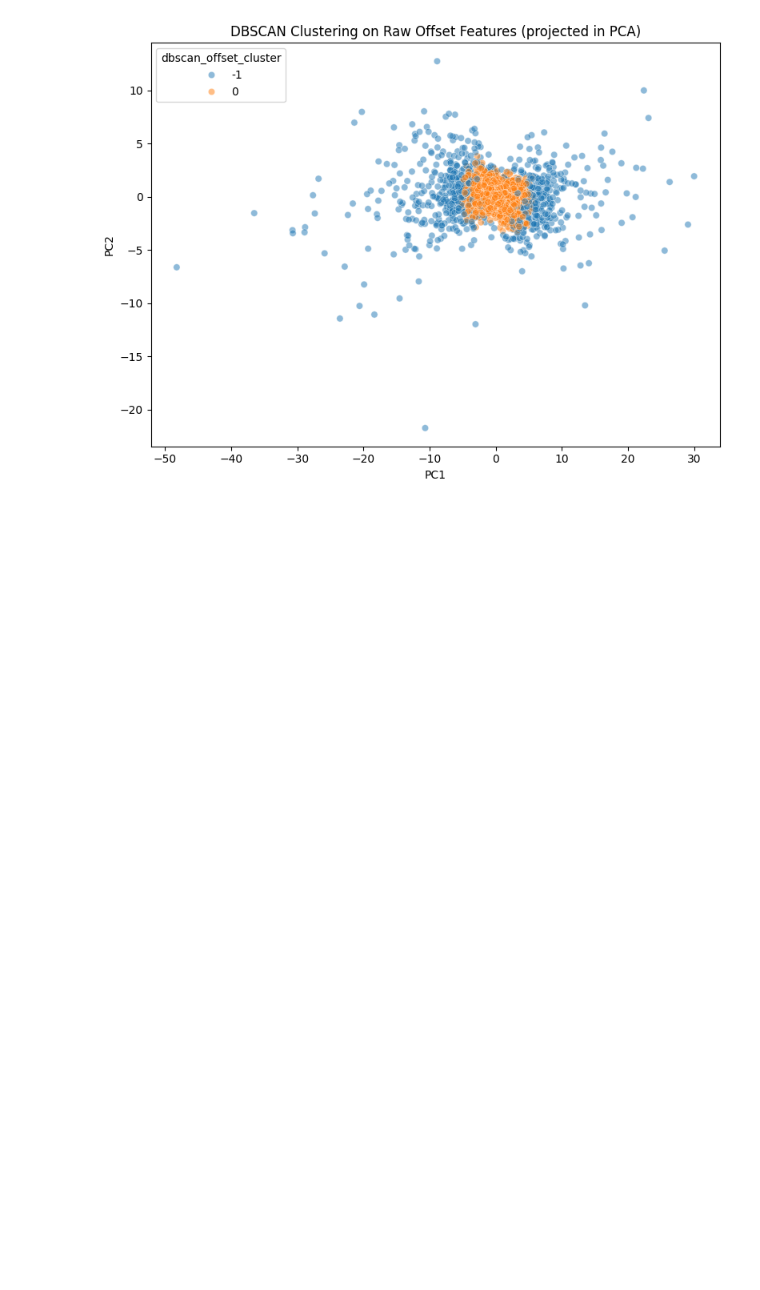
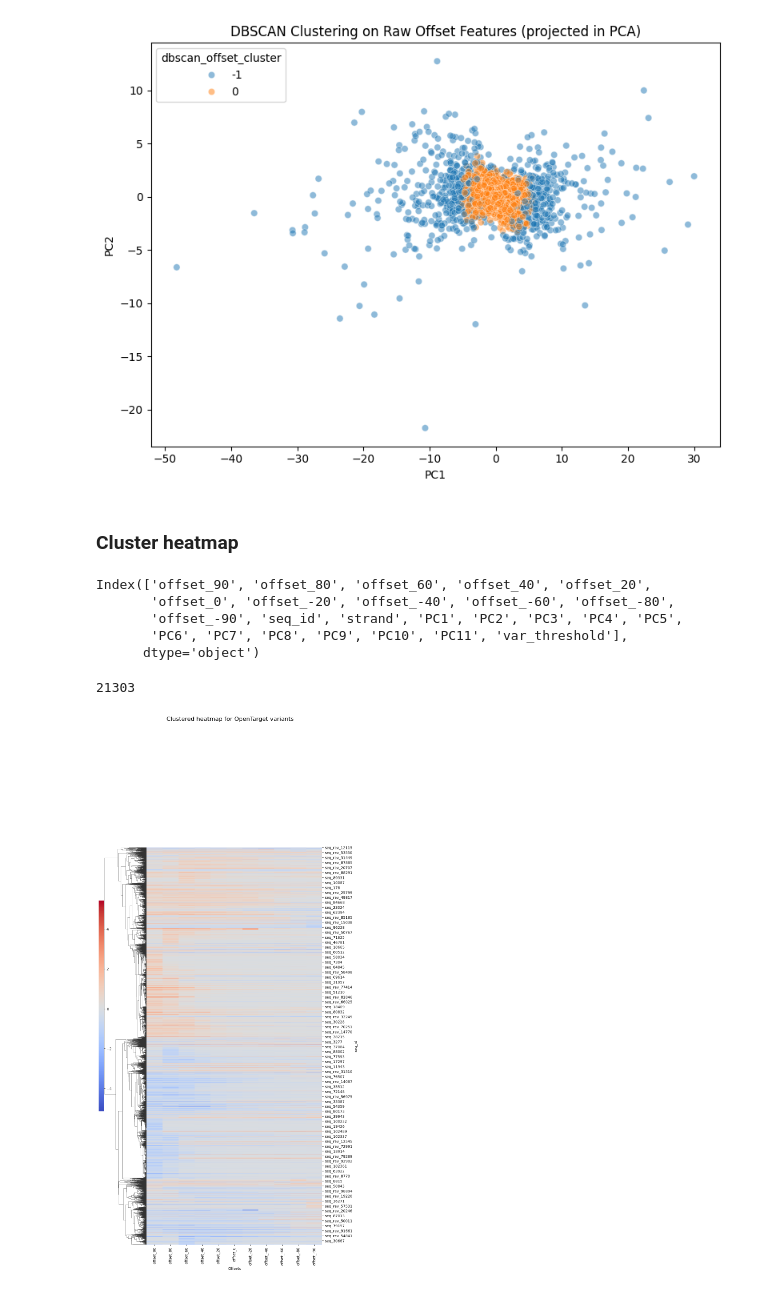
Before and after one commit to de-Boer-Lab/position-mpra, a Jupyter notebook: src/cluster_variant_effects/cluster.ipynb, the cells around one changed output. Drawn from its saved outputs; the diff is of its cells as text; code cells hidden in the pictures; blank space fills up the shorter version.

Commit message:
clustering

```diff
--- a/src/cluster_variant_effects/cluster.ipynb
+++ b/src/cluster_variant_effects/cluster.ipynb
@@ -221,3 +221,72 @@ plt.savefig("/scratch/st-cdeboer-1/sambina/position_mpra/outputs/cluster/DBSCAN_
 plt.show()
 # %% [output]
 [figure]
+# %% [markdown]
+### Cluster heatmap
+# %%
+# plot combined df
+combined.columns
+# heatmap_data = df[['left', 'centre', 'right']]
+
+# # Set base_id as index for clustering labels
+# heatmap_data.index = df['base_id']
+
+# # Plot clustered heatmap
+# g = sns.clustermap(
+#     heatmap_data,
+#     cmap='coolwarm',       # red to blue
+#     metric='euclidean',
+#     method='average',
+#     figsize=(6, len(heatmap_data)/2),
+#     annot=True,
+#     z_score=None,          # no normalization
+#     standard_scale=None,
+#     col_cluster=False
+# )
+# g.ax_heatmap.set_xlabel("Position")
+# g.ax_heatmap.set_ylabel("variant")
+
+# g.fig.suptitle("Clustered GTeX variants", y=1.05, fontsize=14, ha='center')
+
+# plt.show()
+# %% [output]
+Index(['offset_90', 'offset_80', 'offset_60', 'offset_40', 'offset_20',
+       'offset_0', 'offset_-20', 'offset_-40', 'offset_-60', 'offset_-80',
+       'offset_-90', 'seq_id', 'strand', 'PC1', 'PC2', 'PC3', 'PC4', 'PC5',
+       'PC6', 'PC7', 'PC8', 'PC9', 'PC10', 'PC11', 'var_threshold'],
+      dtype='object')
+# %%
+import pandas as pd
+import seaborn as sns
+import matplotlib.pyplot as plt
+
+offset_cols = [col for col in combined.columns if col.startswith('offset_')]
+
+filtered = combined[combined[offset_cols].apply(
+    lambda row: (row > 0.5).any() or (row < -0.5).any(), axis=1)]
+
+print(len(filtered))
+heatmap_data = filtered[offset_cols]
+heatmap_data.index = filtered['seq_id']
+
+g = sns.clustermap(
+    heatmap_data,
+    cmap='coolwarm',
+    metric='correlation',
+    method='average',
+    figsize=(10,20),
+    annot=False,
+    col_cluster=False,
+    z_score=None,
+    standard_scale=None
+)
+
+g.cax.set_position([0, .3, .02, .4])
+g.ax_heatmap.set_xlabel("Offsets")
+g.ax_heatmap.set_ylabel("seq_id")
+g.fig.suptitle("Clustered heatmap for OpenTarget variants", y=0, fontsize=16, ha='center')
+
+plt.show()
+# %% [output]
+21303
+[figure, added]
```
Also changed, not shown: parts of 2 cells of this notebook, 1 other file.
